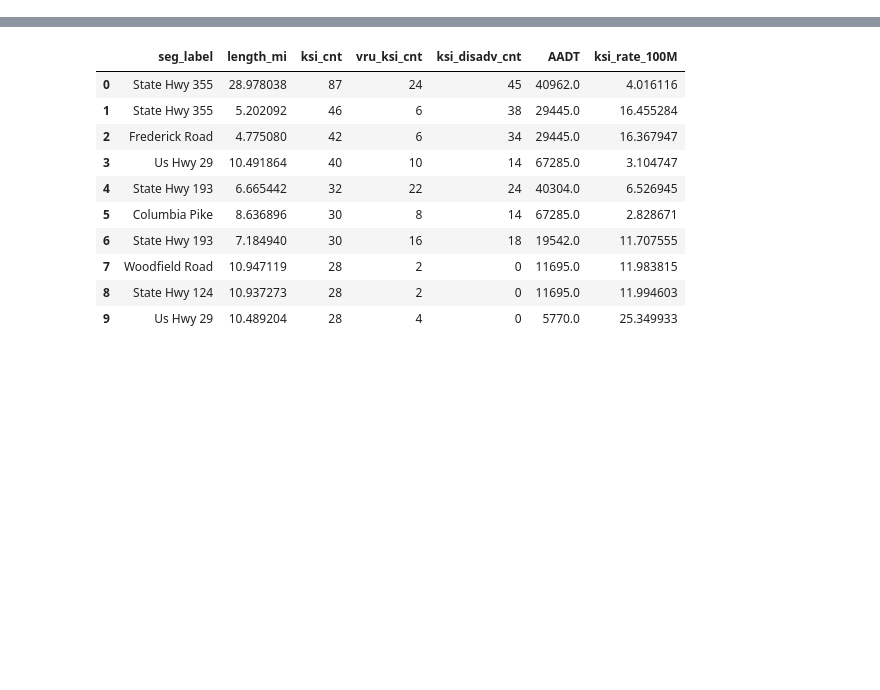
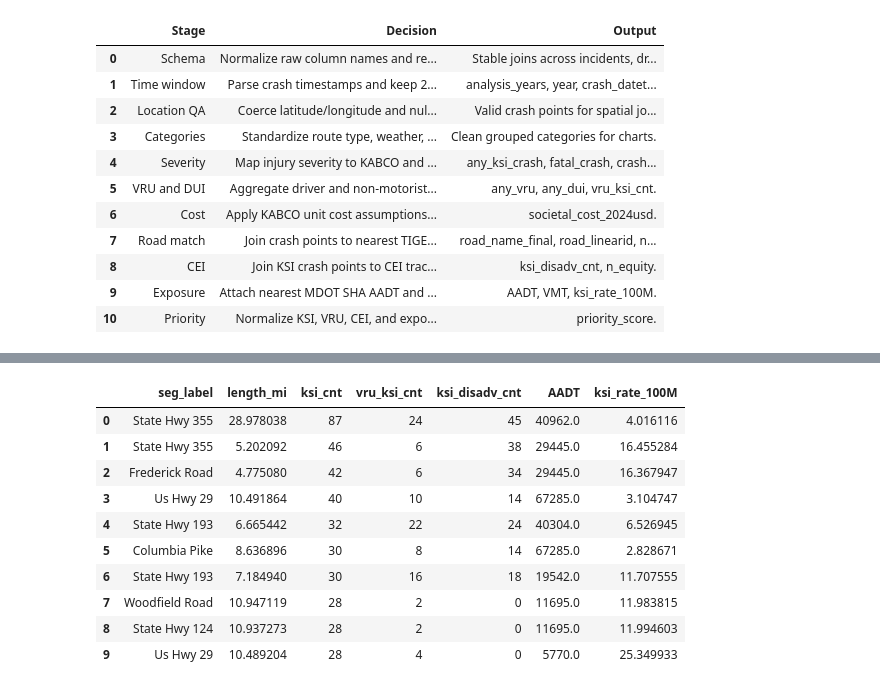
Before and after one commit to dtarek41/montgomery-crash-safety-capstone, a Jupyter notebook: notebooks_or_analysis/Notebook.ipynb, the cells around one changed output, grey strips where cells are left out. Cells and saved outputs as stored; diff of their text form; code cells hidden in the pictures; blank space fills up the shorter version.

```diff
--- a/notebooks_or_analysis/Notebook.ipynb
+++ b/notebooks_or_analysis/Notebook.ipynb
@@ -84,0 +674,31 @@ display(annual)
+# %%
+cleaning_steps = pd.DataFrame(
+    [
+        ("Schema", "Normalize raw column names and report numbers.", "Stable joins across incidents, drivers, and non-motorists."),
+        ("Time window", "Parse crash timestamps and keep 2020-2024 crashes.", "analysis_years, year, crash_datetime."),
+        ("Location QA", "Coerce latitude/longitude and null coordinates outside Montgomery County bounds.", "Valid crash points for spatial joins."),
+        ("Categories", "Standardize route type, weather, surface, light, municipality, and intersection fields.", "Clean grouped categories for charts."),
+        ("Severity", "Map injury severity to KABCO and create crash-level KSI/fatal flags.", "any_ksi_crash, fatal_crash, crash_kabco."),
+        ("VRU and DUI", "Aggregate driver and non-motorist records to crash-level VRU and DUI flags.", "any_vru, any_dui, vru_ksi_cnt."),
+        ("Cost", "Apply KABCO unit cost assumptions in 2024 dollars.", "societal_cost_2024usd."),
+        ("Road match", "Join crash points to nearest TIGER/Line road geometry within the match tolerance.", "road_name_final, road_linearid, nearest_road_m."),
+        ("CEI", "Join KSI crash points to CEI tracts and flag categories ending in '- Disadvantaged'.", "ksi_disadv_cnt, n_equity."),
+        ("Exposure", "Attach nearest MDOT SHA AADT and calculate VMT-based KSI rates.", "AADT, VMT, ksi_rate_100M."),
+        ("Priority", "Normalize KSI, VRU, CEI, and exposure components into one corridor score.", "priority_score."),
+    ],
+    columns=["Stage", "Decision", "Output"],
+)
+display(cleaning_steps)
+# %% [output]
+|  | Stage | Decision | Output |
+| 0 | Schema | Normalize raw column names and re... | Stable joins across incidents, dr... |
+| 1 | Time window | Parse crash timestamps and keep 2... | analysis_years, year, crash_datet... |
+| 2 | Location QA | Coerce latitude/longitude and nul... | Valid crash points for spatial jo... |
+| 3 | Categories | Standardize route type, weather, ... | Clean grouped categories for charts. |
+| 4 | Severity | Map injury severity to KABCO and ... | any_ksi_crash, fatal_crash, crash... |
+| 5 | VRU and DUI | Aggregate driver and non-motorist... | any_vru, any_dui, vru_ksi_cnt. |
+| 6 | Cost | Apply KABCO unit cost assumptions... | societal_cost_2024usd. |
+| 7 | Road match | Join crash points to nearest TIGE... | road_name_final, road_linearid, n... |
+| 8 | CEI | Join KSI crash points to CEI trac... | ksi_disadv_cnt, n_equity. |
+| 9 | Exposure | Attach nearest MDOT SHA AADT and ... | AADT, VMT, ksi_rate_100M. |
+| 10 | Priority | Normalize KSI, VRU, CEI, and expo... | priority_score. |
```
Also changed, not shown: parts of 25 cells of this notebook, 6 other files.
